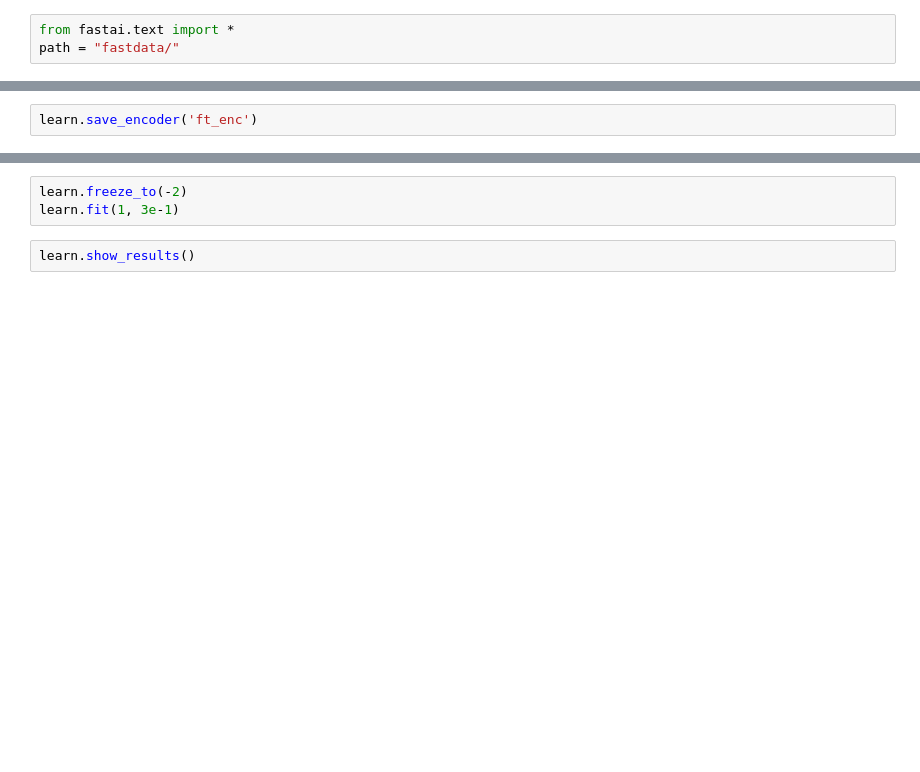
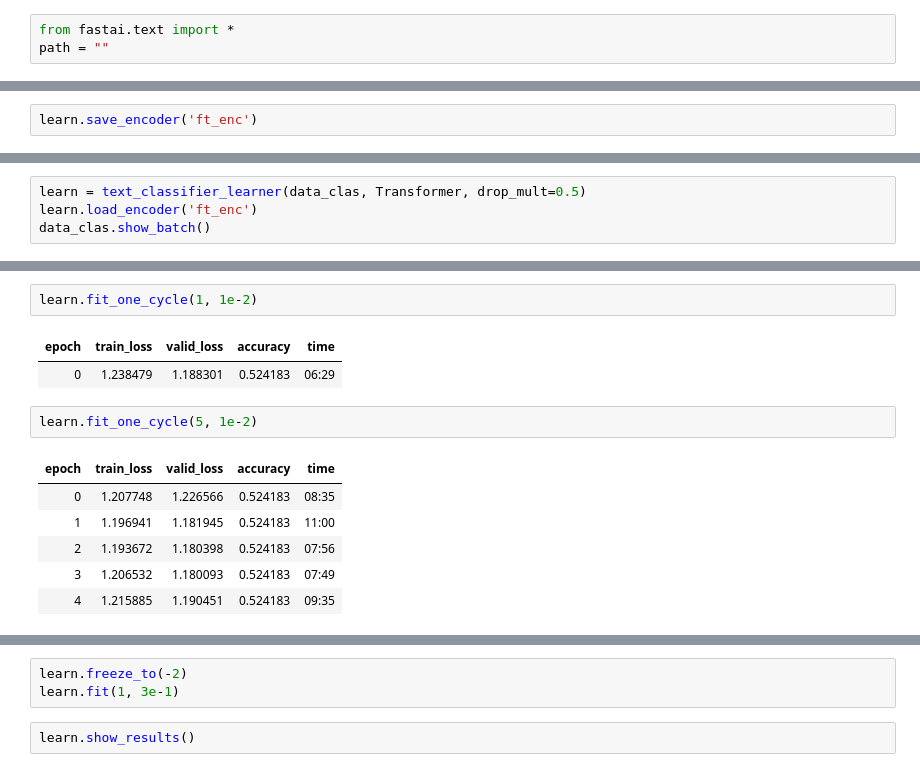
Before and after one commit to uabinf/nlp-fall-2019-project-reddit_upvote-predictor, a Jupyter notebook: fastmodel.ipynb, the cells around one changed output, grey strips where cells are left out. Saved outputs shown, nothing was run; the diff lists cells and outputs as text; blank space fills up the shorter version.

```diff
--- a/fastmodel.ipynb
+++ b/fastmodel.ipynb
@@ -1,4 +5,4 @@
 # %%
 from fastai.text import *
-path = "fastdata/"
+path = ""
 # %%
@@ -41,0 +52,4 @@ learn.recorder.plot()
+# %%
+learn = text_classifier_learner(data_clas, Transformer, drop_mult=0.5)
+learn.load_encoder('ft_enc')
+data_clas.show_batch()
@@ -41,0 +63,14 @@ learn.recorder.plot()
+# %%
+learn.fit_one_cycle(1, 1e-2)
+# %% [output]
+| epoch | train_loss | valid_loss | accuracy | time |
+| 0 | 1.238479 | 1.188301 | 0.524183 | 06:29 |
+# %%
+learn.fit_one_cycle(5, 1e-2)
+# %% [output]
+| epoch | train_loss | valid_loss | accuracy | time |
+| 0 | 1.207748 | 1.226566 | 0.524183 | 08:35 |
+| 1 | 1.196941 | 1.181945 | 0.524183 | 11:00 |
+| 2 | 1.193672 | 1.180398 | 0.524183 | 07:56 |
+| 3 | 1.206532 | 1.180093 | 0.524183 | 07:49 |
+| 4 | 1.215885 | 1.190451 | 0.524183 | 09:35 |
```
Also changed, not shown: parts of 12 cells of this notebook, 2 other files.
